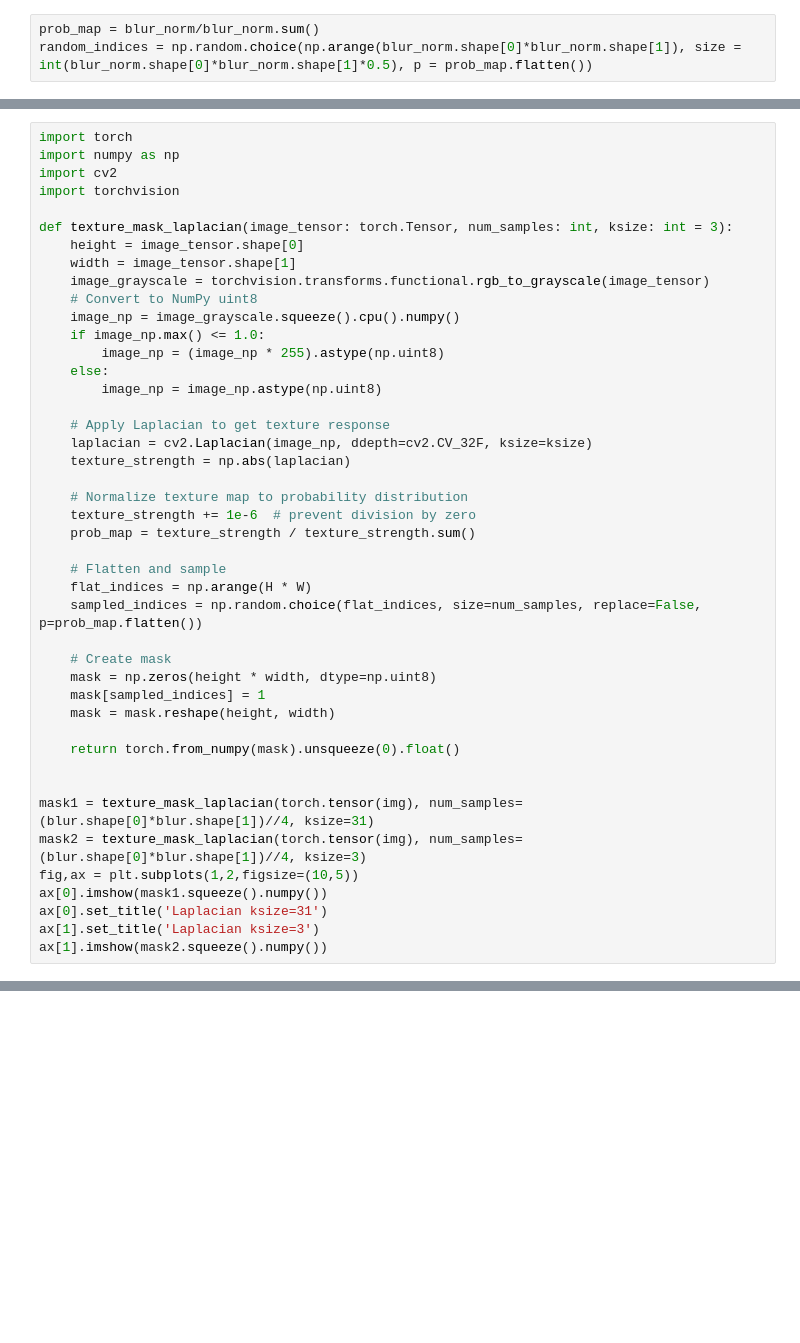
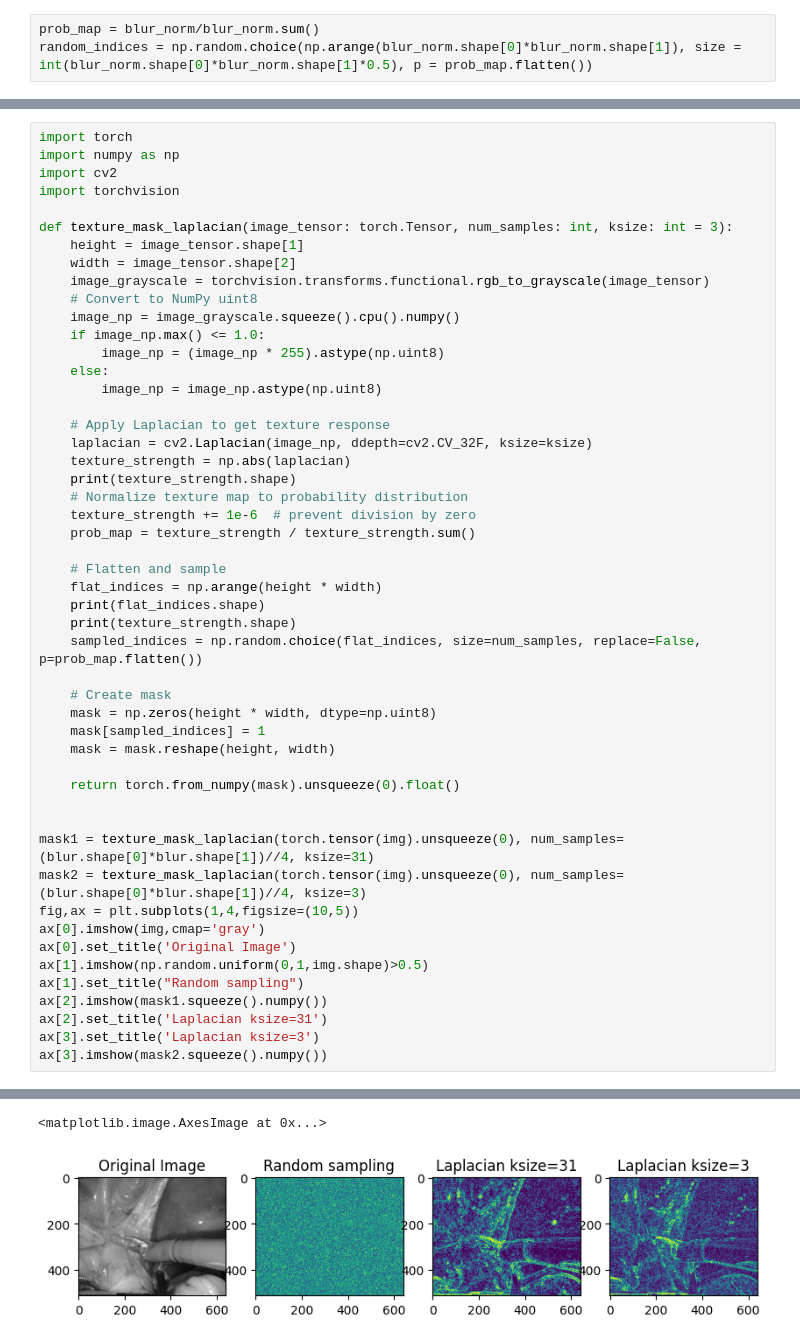
Before and after one commit to nasrelkad/SurgeSplam_deformation, a Jupyter notebook: canny_edges.ipynb, the cells around one changed output, grey strips where cells are left out. Saved outputs shown, nothing was run; the diff lists cells and outputs as text; blank space fills up the shorter version.

```diff
--- a/canny_edges.ipynb
+++ b/canny_edges.ipynb
@@ -80,8 +80,8 @@ import cv2
 import torchvision
 
 def texture_mask_laplacian(image_tensor: torch.Tensor, num_samples: int, ksize: int = 3):
-    height = image_tensor.shape[0]
-    width = image_tensor.shape[1]
+    height = image_tensor.shape[1]
+    width = image_tensor.shape[2]
     image_grayscale = torchvision.transforms.functional.rgb_to_grayscale(image_tensor)
     # Convert to NumPy uint8
     image_np = image_grayscale.squeeze().cpu().numpy()
@@ -93,13 +93,15 @@ def texture_mask_laplacian(image_tensor: torch.Tensor, num_samples: int, ksize:
     # Apply Laplacian to get texture response
     laplacian = cv2.Laplacian(image_np, ddepth=cv2.CV_32F, ksize=ksize)
     texture_strength = np.abs(laplacian)
-
+    print(texture_strength.shape)
     # Normalize texture map to probability distribution
     texture_strength += 1e-6  # prevent division by zero
     prob_map = texture_strength / texture_strength.sum()
 
     # Flatten and sample
-    flat_indices = np.arange(H * W)
+    flat_indices = np.arange(height * width)
+    print(flat_indices.shape)
+    print(texture_strength.shape)
     sampled_indices = np.random.choice(flat_indices, size=num_samples, replace=False, p=prob_map.flatten())
 
     # Create mask
@@ -110,11 +112,15 @@ def texture_mask_laplacian(image_tensor: torch.Tensor, num_samples: int, ksize:
     return torch.from_numpy(mask).unsqueeze(0).float()
 
 
-mask1 = texture_mask_laplacian(torch.tensor(img), num_samples=(blur.shape[0]*blur.shape[1])//4, ksize=31)
-mask2 = texture_mask_laplacian(torch.tensor(img), num_samples=(blur.shape[0]*blur.shape[1])//4, ksize=3)
-fig,ax = plt.subplots(1,2,figsize=(10,5))
-ax[0].imshow(mask1.squeeze().numpy())
-ax[0].set_title('Laplacian ksize=31')
-ax[1].set_title('Laplacian ksize=3')
-ax[1].imshow(mask2.squeeze().numpy())
+mask1 = texture_mask_laplacian(torch.tensor(img).unsqueeze(0), num_samples=(blur.shape[0]*blur.shape[1])//4, ksize=31)
+mask2 = texture_mask_laplacian(torch.tensor(img).unsqueeze(0), num_samples=(blur.shape[0]*blur.shape[1])//4, ksize=3)
+fig,ax = plt.subplots(1,4,figsize=(10,5))
+ax[0].imshow(img,cmap='gray')
+ax[0].set_title('Original Image')
+ax[1].imshow(np.random.uniform(0,1,img.shape)>0.5)
+ax[1].set_title("Random sampling")
+ax[2].imshow(mask1.squeeze().numpy())
+ax[2].set_title('Laplacian ksize=31')
+ax[3].set_title('Laplacian ksize=3')
+ax[3].imshow(mask2.squeeze().numpy())
 # %% [output]
@@ -122 +133,3 @@ ValueError: not enough values to unpack (expected 2, got 1)
+<matplotlib.image.AxesImage at 0x...>
+[figure, added]
 # %%
```
Also changed, not shown: parts of 4 cells of this notebook, 1 other file.
